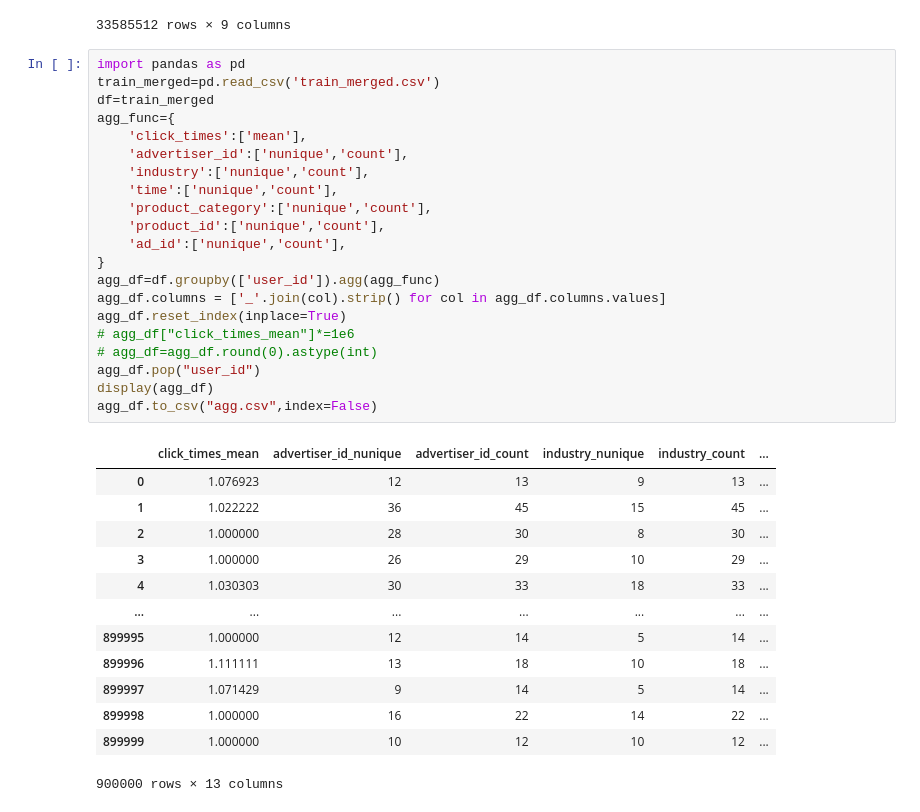
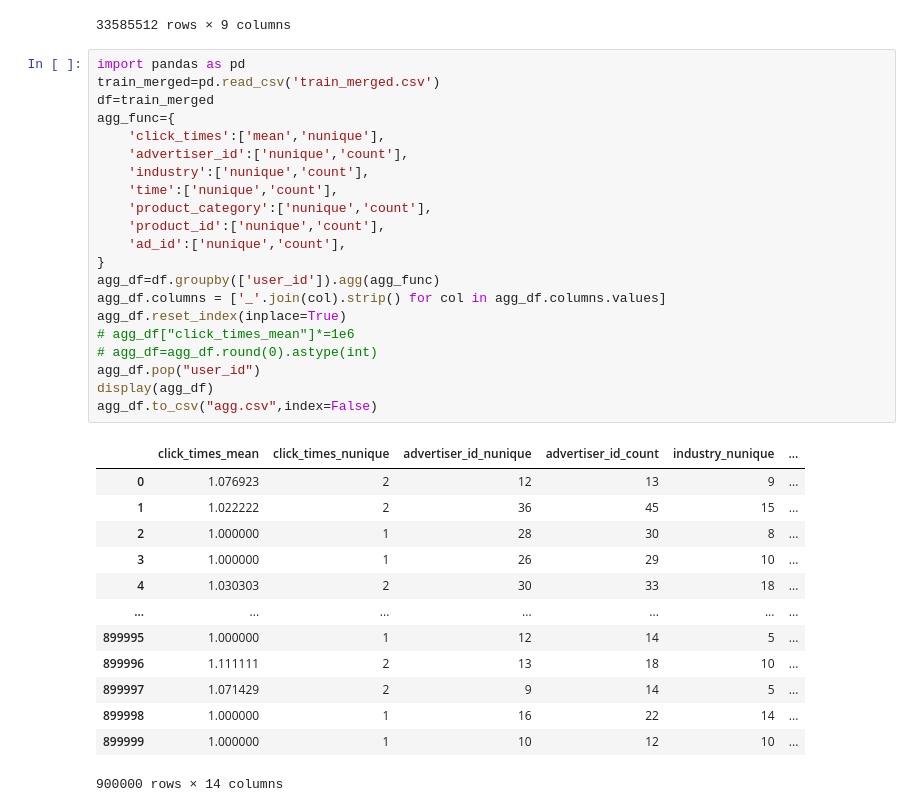
Before and after one commit to doutv/TXAdvertisementCompetition, a Jupyter notebook: version/data_preprocess.ipynb, the cells around one changed output. Drawn from its saved outputs; the diff is of its cells as text.

```diff
--- a/version/data_preprocess.ipynb
+++ b/version/data_preprocess.ipynb
@@ -59,38 +59,38 @@ predict_merged.to_csv("predict_merged.csv",index=False)
 # %%
 import pandas as pd
 train_merged=pd.read_csv('train_merged.csv')
 df=train_merged
 agg_func={
-    'click_times':['mean'],
+    'click_times':['mean','nunique'],
     'advertiser_id':['nunique','count'],
     'industry':['nunique','count'],
     'time':['nunique','count'],
     'product_category':['nunique','count'],
     'product_id':['nunique','count'],
     'ad_id':['nunique','count'],
 }
 agg_df=df.groupby(['user_id']).agg(agg_func)
 agg_df.columns = ['_'.join(col).strip() for col in agg_df.columns.values]
 agg_df.reset_index(inplace=True)
 # agg_df["click_times_mean"]*=1e6
 # agg_df=agg_df.round(0).astype(int)
 agg_df.pop("user_id")
 display(agg_df)
 agg_df.to_csv("agg.csv",index=False)
 # %% [output]
-|  | click_times_mean | advertiser_id_nunique | advertiser_id_count | industry_nunique | industry_count | ... |
-| 0 | 1.076923 | 12 | 13 | 9 | 13 | ... |
-| 1 | 1.022222 | 36 | 45 | 15 | 45 | ... |
-| 2 | 1.000000 | 28 | 30 | 8 | 30 | ... |
-| 3 | 1.000000 | 26 | 29 | 10 | 29 | ... |
-| 4 | 1.030303 | 30 | 33 | 18 | 33 | ... |
+|  | click_times_mean | click_times_nunique | advertiser_id_nunique | advertiser_id_count | industry_nunique | ... |
+| 0 | 1.076923 | 2 | 12 | 13 | 9 | ... |
+| 1 | 1.022222 | 2 | 36 | 45 | 15 | ... |
+| 2 | 1.000000 | 1 | 28 | 30 | 8 | ... |
+| 3 | 1.000000 | 1 | 26 | 29 | 10 | ... |
+| 4 | 1.030303 | 2 | 30 | 33 | 18 | ... |
 | ... | ... | ... | ... | ... | ... | ... |
-| 899995 | 1.000000 | 12 | 14 | 5 | 14 | ... |
-| 899996 | 1.111111 | 13 | 18 | 10 | 18 | ... |
-| 899997 | 1.071429 | 9 | 14 | 5 | 14 | ... |
-| 899998 | 1.000000 | 16 | 22 | 14 | 22 | ... |
-| 899999 | 1.000000 | 10 | 12 | 10 | 12 | ... |
+| 899995 | 1.000000 | 1 | 12 | 14 | 5 | ... |
+| 899996 | 1.111111 | 2 | 13 | 18 | 10 | ... |
+| 899997 | 1.071429 | 2 | 9 | 14 | 5 | ... |
+| 899998 | 1.000000 | 1 | 16 | 22 | 14 | ... |
+| 899999 | 1.000000 | 1 | 10 | 12 | 10 | ... |
-900000 rows × 13 columns
+900000 rows × 14 columns
 # %%
 import pandas as pd
 df=pd.read_csv('train_merged.csv')
```
Also changed, not shown: parts of 1 cell of this notebook, 2 other files.
